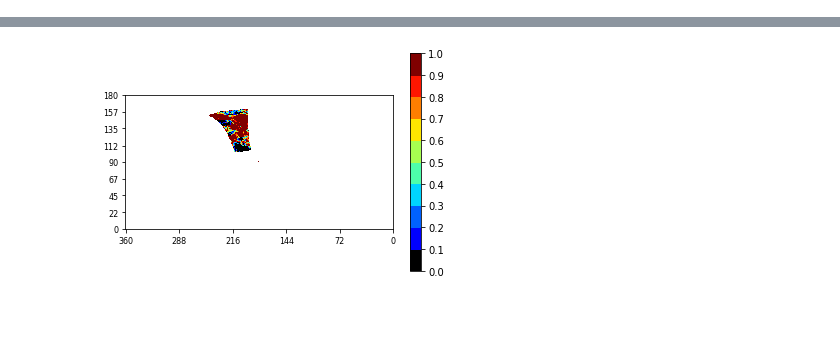
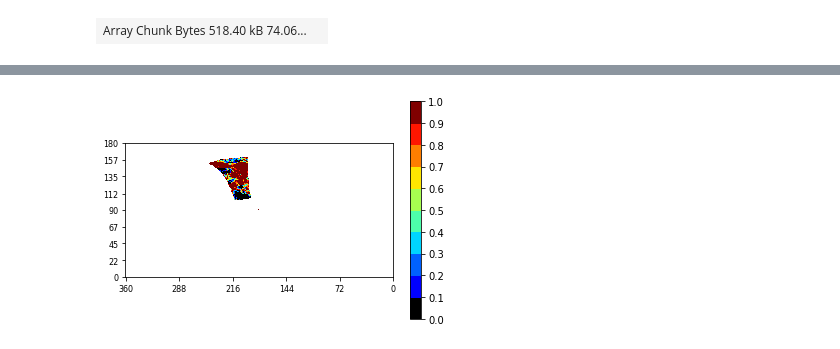
Before and after one commit to big-data-lab-umbc/MODIS_Aggregation, a Jupyter notebook: source/dask/dask_filewise.ipynb, the cells around one changed output, grey strips where cells are left out. Drawn from its saved outputs; the diff is of its cells as text; code cells hidden in the pictures; blank space fills up the shorter version.

```diff
--- a/source/dask/dask_filewise.ipynb
+++ b/source/dask/dask_filewise.ipynb
@@ -263,0 +300,7 @@ for i in range(len(b1[2])):
+# %%
+arr = da.from_array(a, chunks=(9257))
+#b=arr.reshape(180,360).compute()
+# %%
+arr
+# %% [output]
+| Array Chunk Bytes 518.40 kB 74.06... |  |
```
Also changed, not shown: parts of 21 cells of this notebook.
